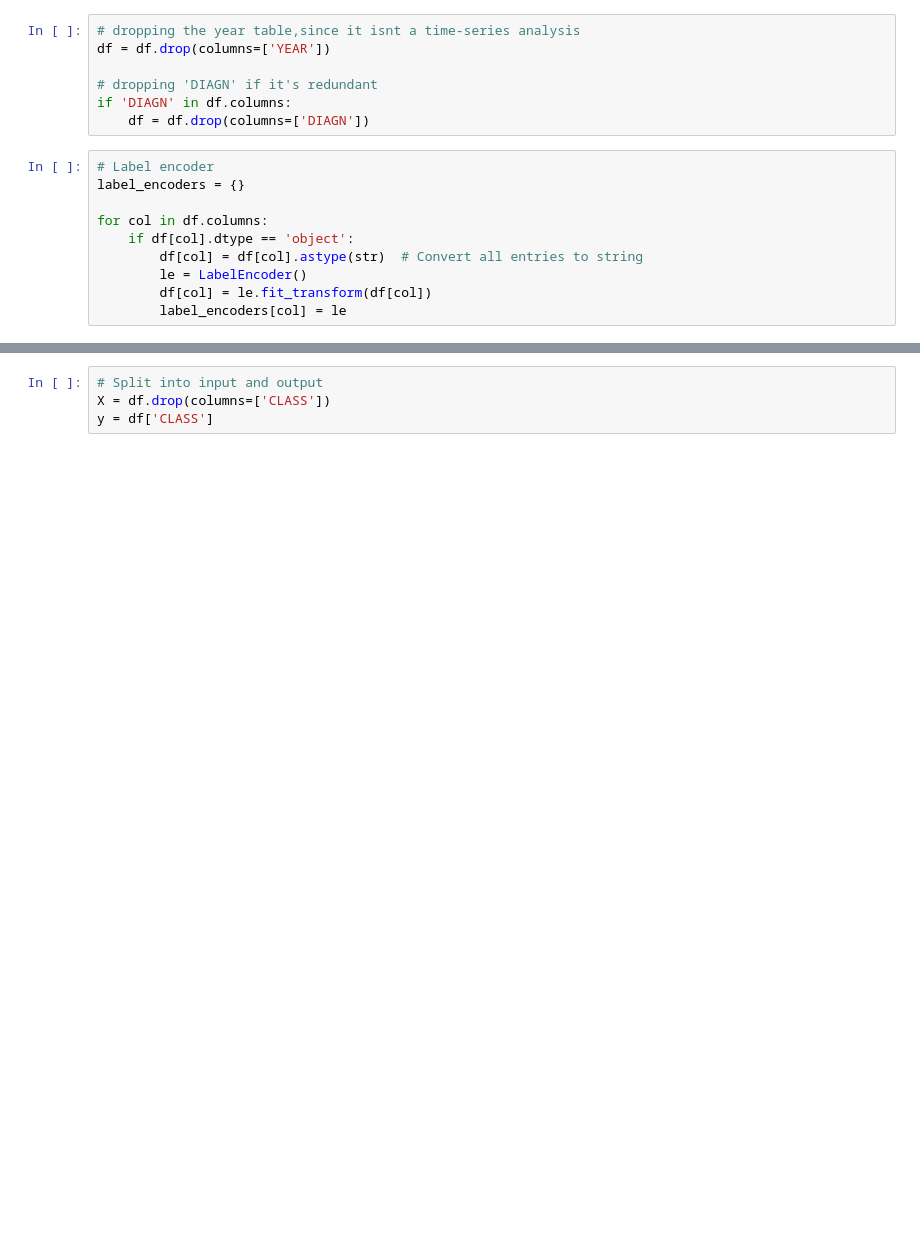
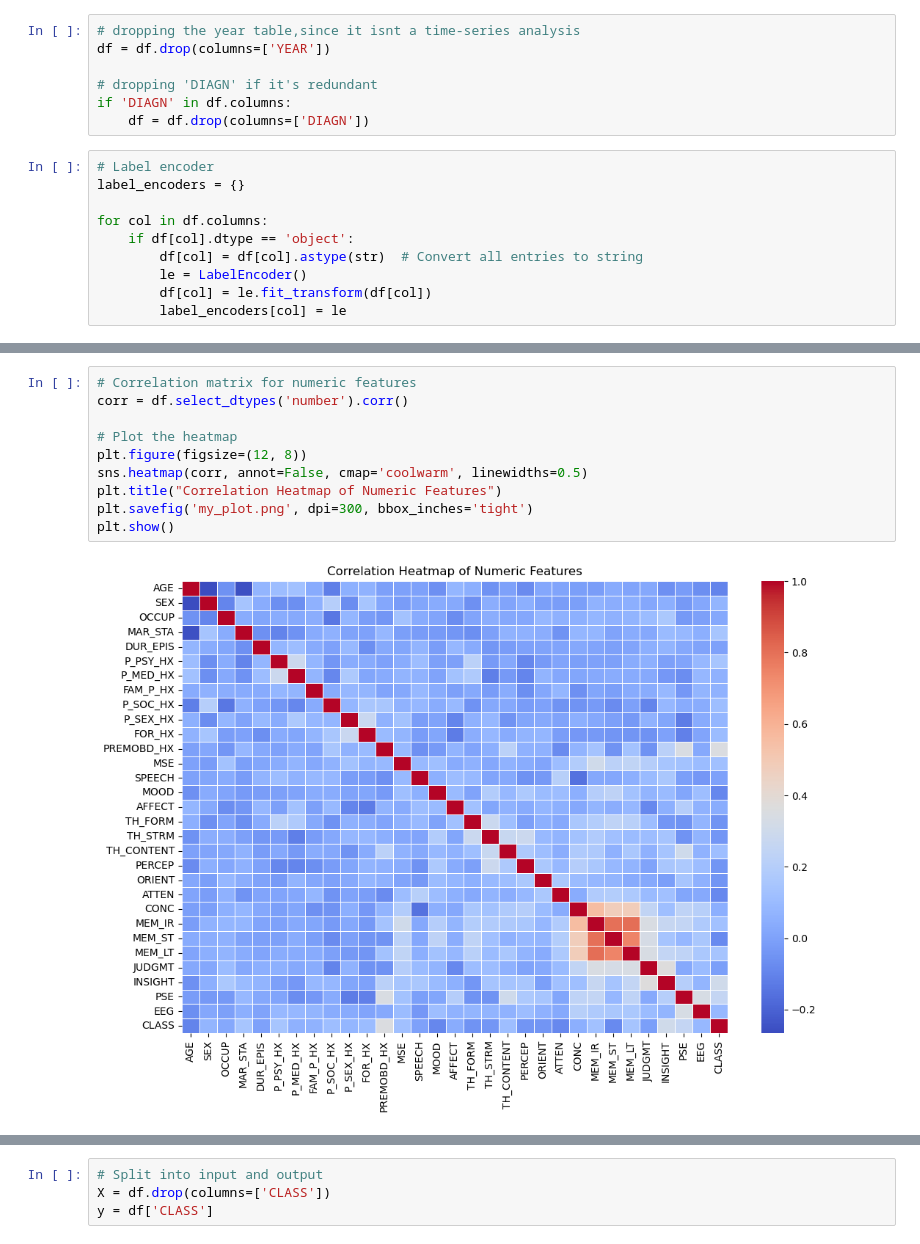
Before and after one commit to niol08/schizophrenia-ML-model, a Jupyter notebook: schizophrenia-model.ipynb, the cells around one changed output, grey strips where cells are left out. Drawn from its saved outputs; the diff is of its cells as text; blank space fills up the shorter version.

```diff
--- a/schizophrenia-model.ipynb
+++ b/schizophrenia-model.ipynb
@@ -43,0 +77,12 @@ for col in df.columns:
+# %%
+# Correlation matrix for numeric features
+corr = df.select_dtypes('number').corr()
+
+# Plot the heatmap
+plt.figure(figsize=(12, 8))
+sns.heatmap(corr, annot=False, cmap='coolwarm', linewidths=0.5)
+plt.title("Correlation Heatmap of Numeric Features")
+plt.savefig('my_plot.png', dpi=300, bbox_inches='tight')
+plt.show()
+# %% [output]
+[figure, added]
```
Also changed, not shown: parts of 4 cells of this notebook, 6 other files.
